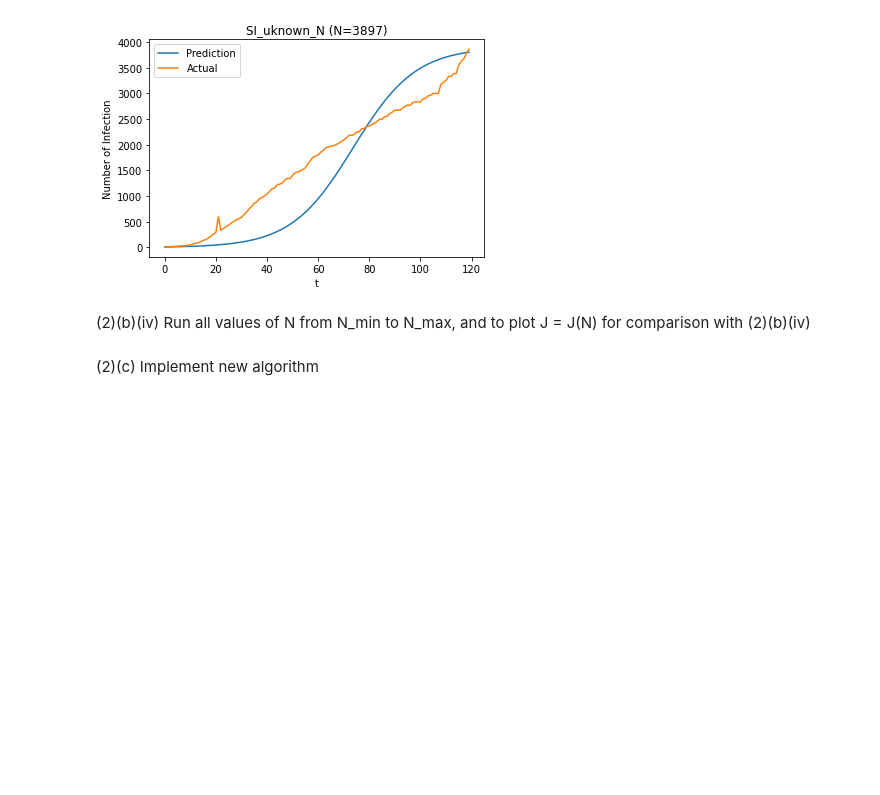
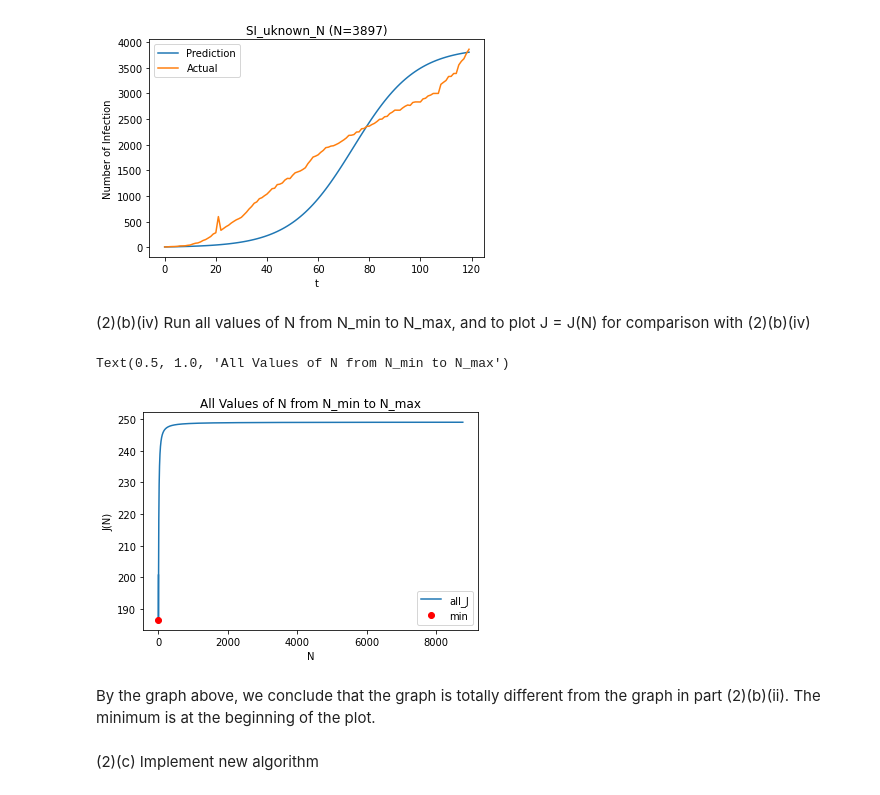
Before and after one commit to Ghostbrush/Epidemiology-Project-Analysis-of-S.F.-D.C.-COVID-Data, a Jupyter notebook: TW1.ipynb, the cells around one changed output. Drawn from its saved outputs; the diff is of its cells as text; code cells hidden in the pictures; blank space fills up the shorter version.

```diff
--- a/TW1.ipynb
+++ b/TW1.ipynb
@@ -211,3 +203,36 @@ print("-" * 20)
+# %%
+N_min_b = N_min_a
+N_max_b = population
+a = step
+
+all_J = []
+
+for N_b_2 in range(N_min_a, N_max_a, 100):
+    I = I_list
+
+    sum1 = 0
+    for t in range(1, tmax+1):
+        sum1 += math.pow(abs(math.log((I[t] / I[0]) * ((N_b_2 - I[0]) / (N_b_2 - I[t])))), 2)
+
+    sum2 = 0
+    for t in range(1, tmax+1):
+        sum2 += t * math.log((I[t] / I[0]) * ((N_b_2 - I[0]) / (N_b_2 - I[t])))
+
+    J_bfour = sum1 - a * math.pow(sum2, 2)
+    all_J.append(J_bfour)
+
+plt.figure()
+plt.plot(all_J, label="all_J")
+plt.plot(np.argmin(all_J), np.min(all_J), 'ro', label="min")
+plt.legend()
+plt.xlabel("N")
+plt.ylabel("J(N)")
+plt.title("All Values of N from N_min to N_max")
+# %% [output]
+Text(0.5, 1.0, 'All Values of N from N_min to N_max')
+[figure, added]
+# %% [markdown]
+By the graph above, we conclude that the graph is totally different from the graph in part (2)(b)(ii). The minimum is at the beginning of the plot.
 # %% [markdown]
 (2)(c) Implement new algorithm
 # %%
```
Also changed, not shown: parts of 2 cells of this notebook, 1 other file.
